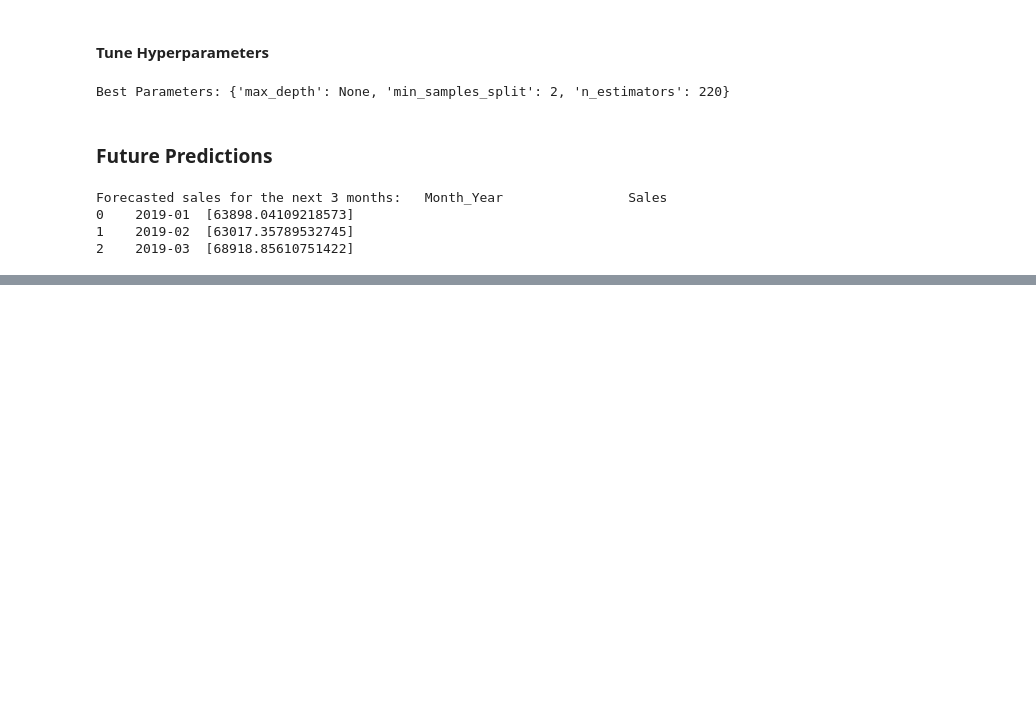
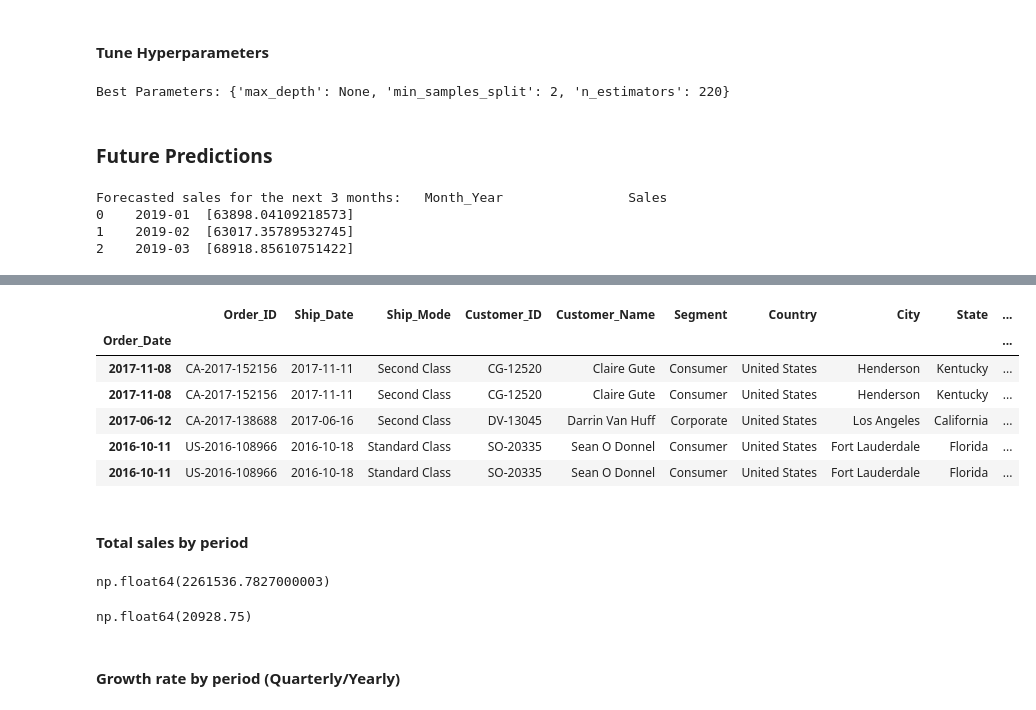
Before and after one commit to paulinassss/SalesForecasting, a Jupyter notebook: dataanalysis.ipynb, the cells around one changed output, grey strips where cells are left out. Cells and saved outputs as stored; diff of their text form; code cells hidden in the pictures; blank space fills up the shorter version.

```diff
--- a/dataanalysis.ipynb
+++ b/dataanalysis.ipynb
@@ -224,3 +225,15 @@ sales.head()
 5 rows × 22 columns
 # %% [markdown]
 #### Aggregate data by month
+# %%
+
+# Create 'month_year' in YYYY-MM format directly from the datetime column
+sales['Month_Year'] = sales['Order_Date'].dt.strftime('%Y-%m')
+
+# Aggregate sales by 'month_year'
+monthly_sales = sales.groupby('Month_Year')['Sales'].sum().reset_index()
+
+# Sort by 'month_year' to ensure proper calculation of lag and rolling features
+monthly_sales = monthly_sales.sort_values('Month_Year').reset_index(drop=True)
+monthly_sales['Month_Year'] = monthly_sales['Month_Year'].astype(str)
+monthly_sales
@@ -458,0 +516,30 @@ Forecasted sales for the next 3 months:   Month_Year                Sales
+# %%
+sales.head()
+# %% [output]
+|  | Order_ID | Ship_Date | Ship_Mode | Customer_ID | Customer_Name | Segment | Country | City | State | ... |
+| Order_Date |  |  |  |  |  |  |  |  |  | ... |
+| 2017-11-08 | CA-2017-152156 | 2017-11-11 | Second Class | CG-12520 | Claire Gute | Consumer | United States | Henderson | Kentucky | ... |
+| 2017-11-08 | CA-2017-152156 | 2017-11-11 | Second Class | CG-12520 | Claire Gute | Consumer | United States | Henderson | Kentucky | ... |
+| 2017-06-12 | CA-2017-138688 | 2017-06-16 | Second Class | DV-13045 | Darrin Van Huff | Corporate | United States | Los Angeles | California | ... |
+| 2016-10-11 | US-2016-108966 | 2016-10-18 | Standard Class | SO-20335 | Sean O Donnel | Consumer | United States | Fort Lauderdale | Florida | ... |
+| 2016-10-11 | US-2016-108966 | 2016-10-18 | Standard Class | SO-20335 | Sean O Donnel | Consumer | United States | Fort Lauderdale | Florida | ... |
+# %% [markdown]
+#### Total sales by period
+# %%
+sales['Sales'].sum()
+# %% [output]
+np.float64(2261536.7827000003)
+# %%
+start_date = '2015-01-01'
+end_date = '2015-03-01'
+
+# Filter rows that fall within the date range
+filtered_sales = sales[(sales['Order_Date'] >= start_date) & (sales['Order_Date'] <= end_date)]
+
+# Calculate the total sales within the date range
+total_sales = filtered_sales['Sales'].sum()
+total_sales
+# %% [output]
+np.float64(20928.75)
+# %% [markdown]
+#### Growth rate by period (Quarterly/Yearly)
```
Also changed, not shown: parts of 13 cells of this notebook, 2 other files.
